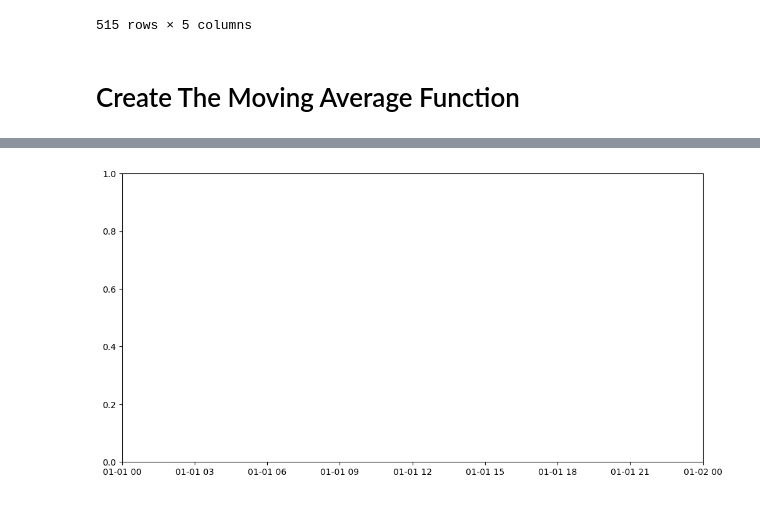
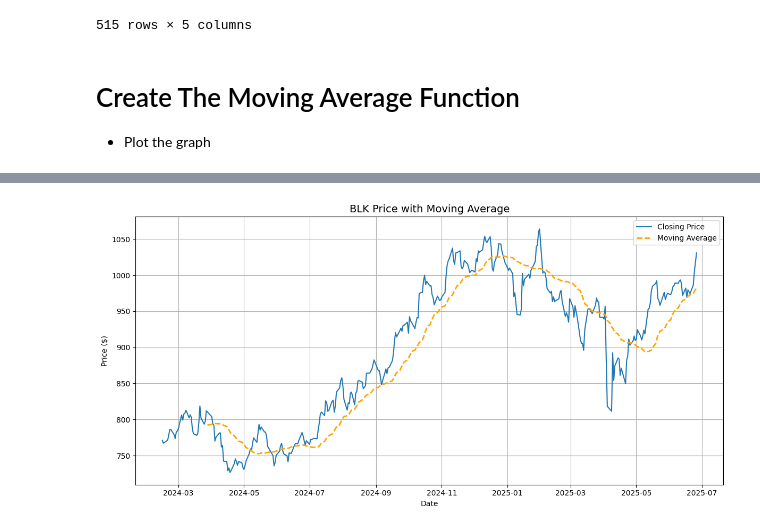
Before and after one commit to eteen12/moving-average-strat, a Jupyter notebook: main.ipynb, the cells around one changed output, grey strips where cells are left out. Saved outputs shown, nothing was run; the diff lists cells and outputs as text; code cells hidden in the pictures.

```diff
--- a/main.ipynb
+++ b/main.ipynb
@@ -36,23 +36,20 @@ df
 515 rows × 5 columns
 # %% [markdown]
 # Create The Moving Average Function
+
+* Plot the graph
 # %%
 def moving_avg(window):
     df['moving avg'] = df['close'].rolling(window=window).mean()
     return df
 
-df = moving_avg(20)
+df = moving_avg(30)
 
 plt.figure(figsize=(12,6))
+plt.plot(df.index, df['close'], label='Closing Price', linewidth=1.5)
+plt.plot(df.index, df['moving avg'], label='Moving Average', linewidth=2, linestyle='--', color="orange")
 
-# Plot closing price
-plt.plot(df.index, df['close'], label='Closing Price', linewidth=1.5)
-
-# Plot 20-day moving average
-plt.plot(df.index, df['moving avg'], label='20-Day Moving Average', linewidth=2, linestyle='--')
-
-# Add chart elements
-plt.title(f'{stock} Price with 20-Day Moving Average', fontsize=14)
+plt.title(f'{stock} Price with Moving Average', fontsize=14)
 plt.xlabel('Date')
 plt.ylabel('Price ($)')
 plt.legend()
@@ -67 +60 @@ ConversionError: Failed to convert value(s) to axis units: array([(Timestamp('20
-[figure, old version]
+[figure, new version]
```
Also changed, not shown: parts of 2 cells of this notebook, 1 other file.
